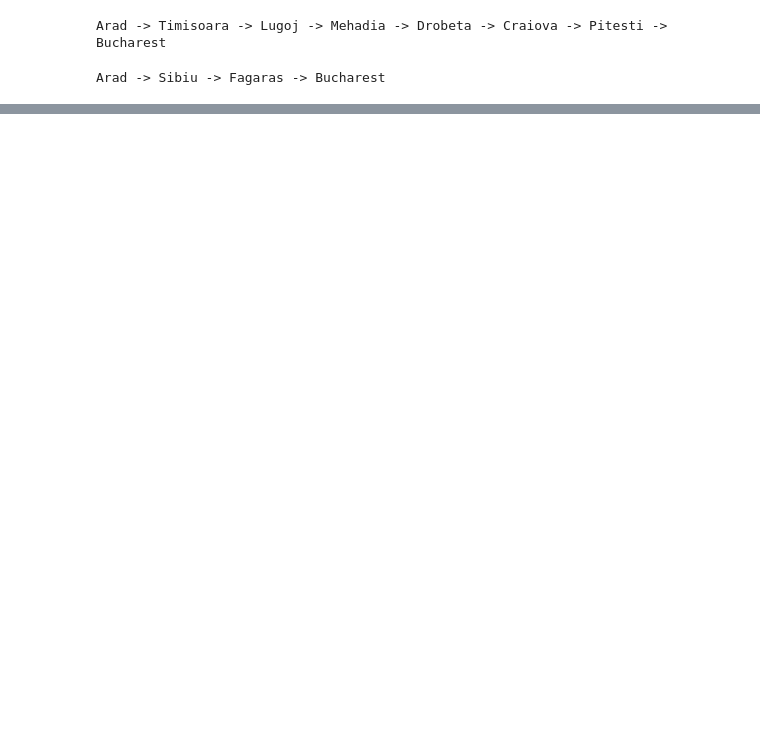
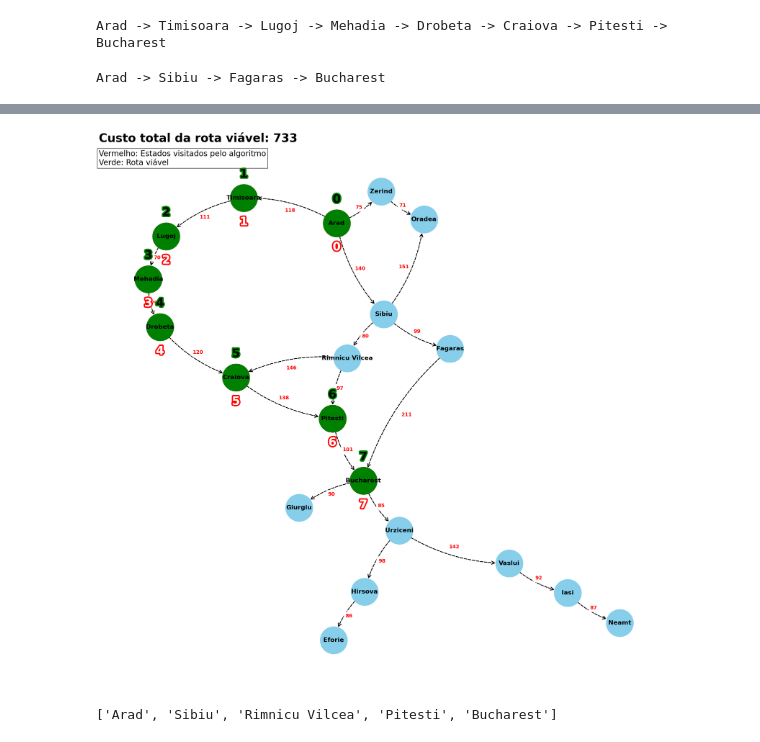
Before and after one commit to MDGF93/intro-ia-atividade-6, a Jupyter notebook: atividade-6.ipynb, the cells around one changed output, grey strips where cells are left out. Saved outputs shown, nothing was run; the diff lists cells and outputs as text; code cells hidden in the pictures; blank space fills up the shorter version.

```diff
--- a/atividade-6.ipynb
+++ b/atividade-6.ipynb
@@ -172,0 +219,4 @@ highlight_path(bfs_algo, bfs_custo_total, bfs_viable_path)
+# %%
+highlight_path(dfs_algo, dfs_custo_total, dfs_viable_path)
+# %% [output]
+[figure, added]
@@ -172,0 +226,4 @@ highlight_path(bfs_algo, bfs_custo_total, bfs_viable_path)
+# %%
+arad_bucharest_dfs_custos['lowest_cost_path']
+# %% [output]
+['Arad', 'Sibiu', 'Rimnicu Vilcea', 'Pitesti', 'Bucharest']
```
Also changed, not shown: parts of 10 cells of this notebook.
